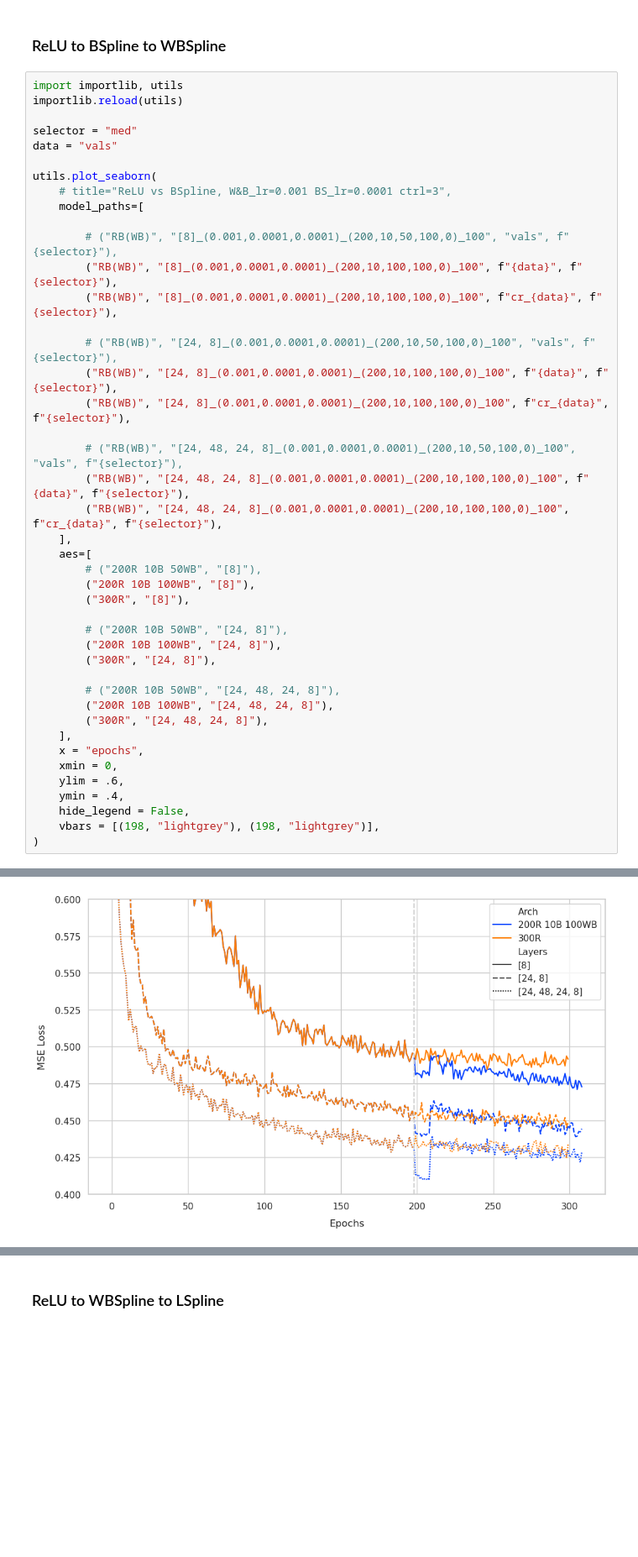
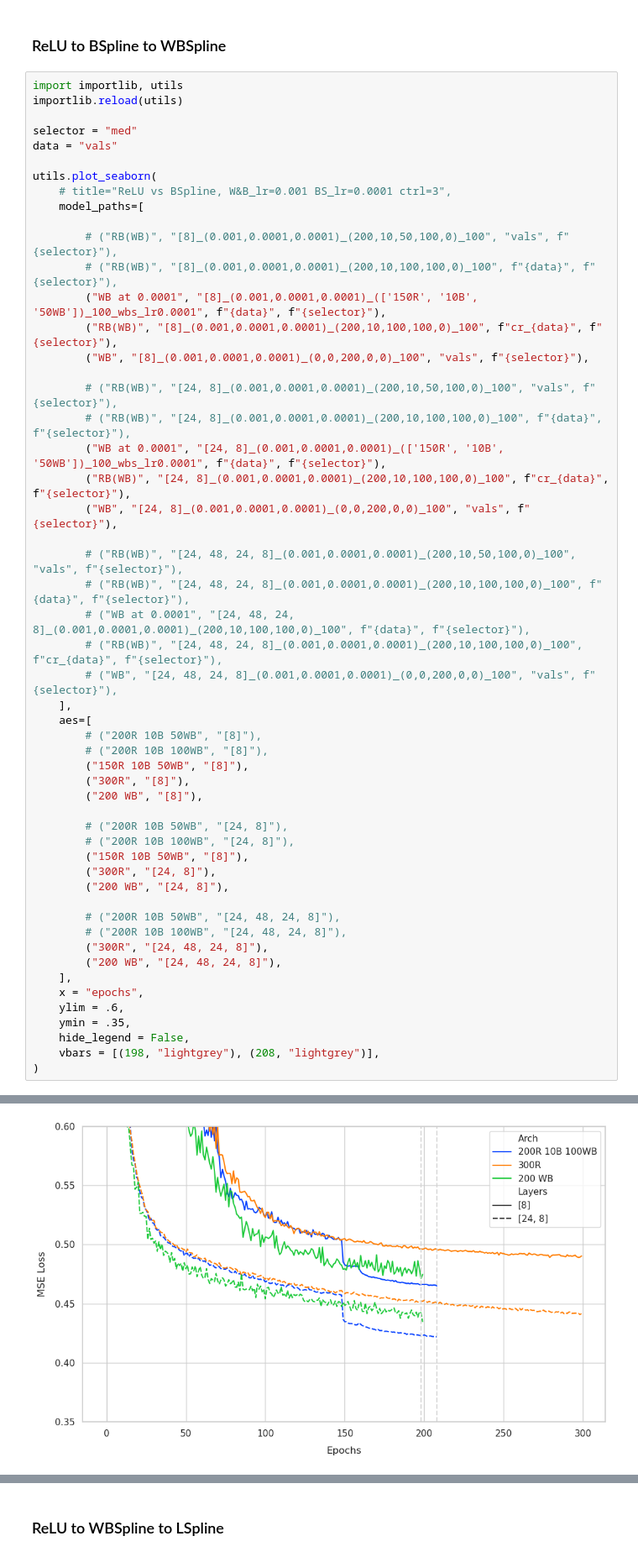
Before and after one commit to liam-hp/deepsplines-thesis, a Jupyter notebook: graphs.ipynb, the cells around one changed output, grey strips where cells are left out. Shown at 84% size. Saved outputs shown, nothing was run; the diff lists cells and outputs as text; blank space fills up the shorter version.

```diff
--- a/graphs.ipynb
+++ b/graphs.ipynb
@@ -719,35 +784,45 @@ utils.plot_seaborn(
     model_paths=[
 
         # ("RB(WB)", "[8]_(0.001,0.0001,0.0001)_(200,10,50,100,0)_100", "vals", f"{selector}"),
-        ("RB(WB)", "[8]_(0.001,0.0001,0.0001)_(200,10,100,100,0)_100", f"{data}", f"{selector}"),
+        # ("RB(WB)", "[8]_(0.001,0.0001,0.0001)_(200,10,100,100,0)_100", f"{data}", f"{selector}"),
+        ("WB at 0.0001", "[8]_(0.001,0.0001,0.0001)_(['150R', '10B', '50WB'])_100_wbs_lr0.0001", f"{data}", f"{selector}"),
         ("RB(WB)", "[8]_(0.001,0.0001,0.0001)_(200,10,100,100,0)_100", f"cr_{data}", f"{selector}"),
+        ("WB", "[8]_(0.001,0.0001,0.0001)_(0,0,200,0,0)_100", "vals", f"{selector}"),
 
         # ("RB(WB)", "[24, 8]_(0.001,0.0001,0.0001)_(200,10,50,100,0)_100", "vals", f"{selector}"),
-        ("RB(WB)", "[24, 8]_(0.001,0.0001,0.0001)_(200,10,100,100,0)_100", f"{data}", f"{selector}"),
+        # ("RB(WB)", "[24, 8]_(0.001,0.0001,0.0001)_(200,10,100,100,0)_100", f"{data}", f"{selector}"),
+        ("WB at 0.0001", "[24, 8]_(0.001,0.0001,0.0001)_(['150R', '10B', '50WB'])_100_wbs_lr0.0001", f"{data}", f"{selector}"),
         ("RB(WB)", "[24, 8]_(0.001,0.0001,0.0001)_(200,10,100,100,0)_100", f"cr_{data}", f"{selector}"),
+        ("WB", "[24, 8]_(0.001,0.0001,0.0001)_(0,0,200,0,0)_100", "vals", f"{selector}"),
 
         # ("RB(WB)", "[24, 48, 24, 8]_(0.001,0.0001,0.0001)_(200,10,50,100,0)_100", "vals", f"{selector}"),
-        ("RB(WB)", "[24, 48, 24, 8]_(0.001,0.0001,0.0001)_(200,10,100,100,0)_100", f"{data}", f"{selector}"),
-        ("RB(WB)", "[24, 48, 24, 8]_(0.001,0.0001,0.0001)_(200,10,100,100,0)_100", f"cr_{data}", f"{selector}"),
+        # ("RB(WB)", "[24, 48, 24, 8]_(0.001,0.0001,0.0001)_(200,10,100,100,0)_100", f"{data}", f"{selector}"),
+        # ("WB at 0.0001", "[24, 48, 24, 8]_(0.001,0.0001,0.0001)_(200,10,100,100,0)_100", f"{data}", f"{selector}"),
+        # ("RB(WB)", "[24, 48, 24, 8]_(0.001,0.0001,0.0001)_(200,10,100,100,0)_100", f"cr_{data}", f"{selector}"),
+        # ("WB", "[24, 48, 24, 8]_(0.001,0.0001,0.0001)_(0,0,200,0,0)_100", "vals", f"{selector}"),
     ],
     aes=[
         # ("200R 10B 50WB", "[8]"),
-        ("200R 10B 100WB", "[8]"),
+        # ("200R 10B 100WB", "[8]"),
+        ("150R 10B 50WB", "[8]"),
         ("300R", "[8]"),
+        ("200 WB", "[8]"),
 
         # ("200R 10B 50WB", "[24, 8]"),
-        ("200R 10B 100WB", "[24, 8]"),
+        # ("200R 10B 100WB", "[24, 8]"),
+        ("150R 10B 50WB", "[8]"),
         ("300R", "[24, 8]"),
+        ("200 WB", "[24, 8]"),
 
         # ("200R 10B 50WB", "[24, 48, 24, 8]"),
-        ("200R 10B 100WB", "[24, 48, 24, 8]"),
+        # ("200R 10B 100WB", "[24, 48, 24, 8]"),
         ("300R", "[24, 48, 24, 8]"),
+        ("200 WB", "[24, 48, 24, 8]"),
     ],
     x = "epochs",
-    xmin = 0,
     ylim = .6,
-    ymin = .4,
+    ymin = .35,
     hide_legend = False,
-    vbars = [(198, "lightgrey"), (198, "lightgrey")],
+    vbars = [(198, "lightgrey"), (208, "lightgrey")],
 )
 # %% [output]
@@ -760 +838 @@ Avg over last 5 epochs on 300R,[24, 48, 24, 8],med: 0.43195 in 458.0243373333333
-[figure, old version]
+[figure, new version]
```
Also changed, not shown: parts of 23 cells of this notebook, 13 other files.
